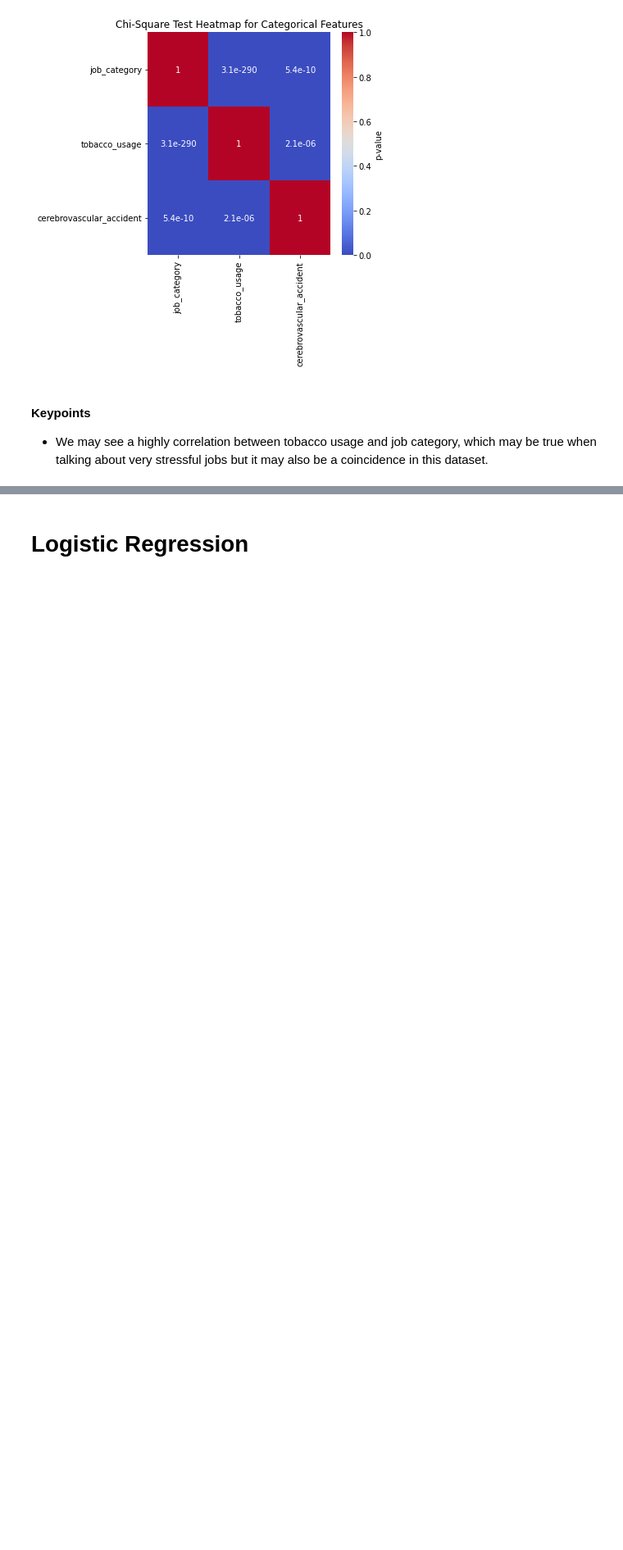
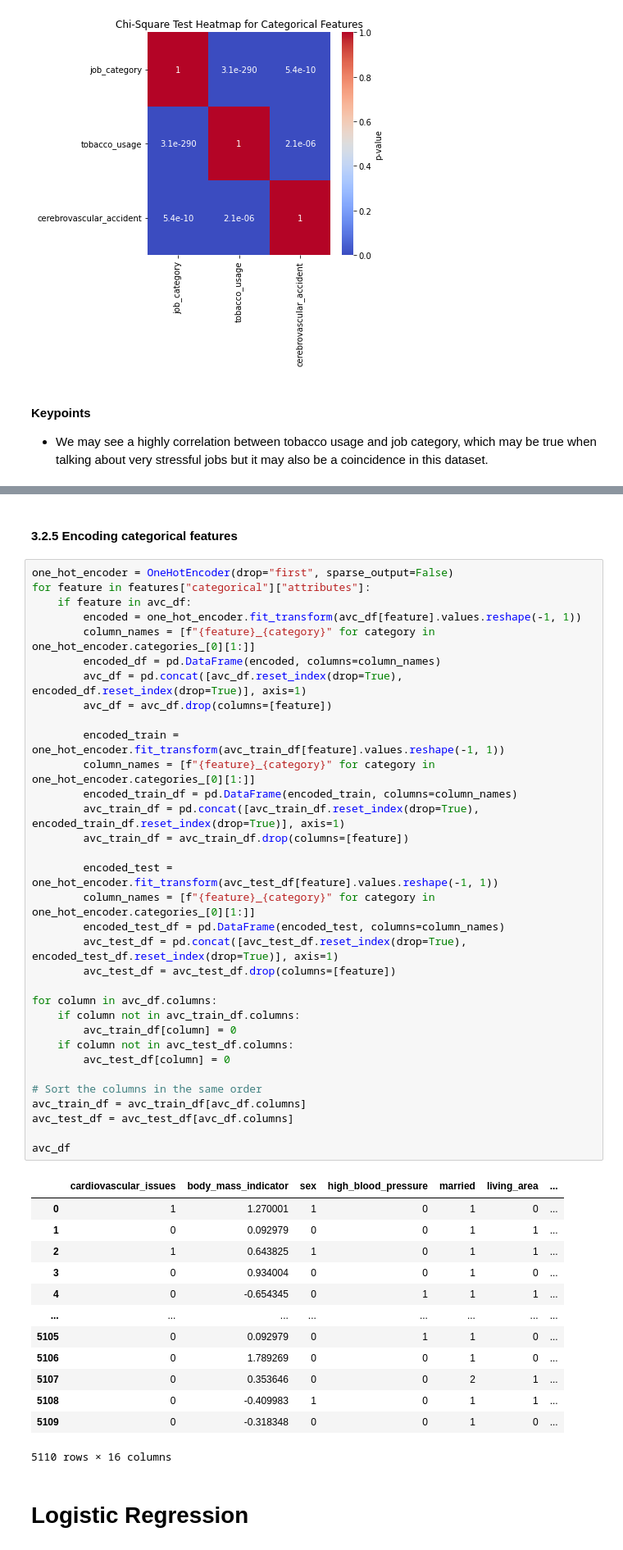
Before and after one commit to avramstefan/DS-Salary-AVC, a Jupyter notebook: main.ipynb, the cells around one changed output, grey strips where cells are left out. Shown at 82% size. Cells and saved outputs as stored; diff of their text form; blank space fills up the shorter version.

```diff
--- a/main.ipynb
+++ b/main.ipynb
@@ -783,3 +846,52 @@ plt.show()
+# %% [markdown]
+#### 3.2.5 Encoding categorical features
+# %%
+one_hot_encoder = OneHotEncoder(drop="first", sparse_output=False)
+for feature in features["categorical"]["attributes"]:
+    if feature in avc_df:
+        encoded = one_hot_encoder.fit_transform(avc_df[feature].values.reshape(-1, 1))
+        column_names = [f"{feature}_{category}" for category in one_hot_encoder.categories_[0][1:]]
+        encoded_df = pd.DataFrame(encoded, columns=column_names)
+        avc_df = pd.concat([avc_df.reset_index(drop=True), encoded_df.reset_index(drop=True)], axis=1)
+        avc_df = avc_df.drop(columns=[feature])
+
+        encoded_train = one_hot_encoder.fit_transform(avc_train_df[feature].values.reshape(-1, 1))
+        column_names = [f"{feature}_{category}" for category in one_hot_encoder.categories_[0][1:]]
+        encoded_train_df = pd.DataFrame(encoded_train, columns=column_names)
+        avc_train_df = pd.concat([avc_train_df.reset_index(drop=True), encoded_train_df.reset_index(drop=True)], axis=1)
+        avc_train_df = avc_train_df.drop(columns=[feature])
+
+        encoded_test = one_hot_encoder.fit_transform(avc_test_df[feature].values.reshape(-1, 1))
+        column_names = [f"{feature}_{category}" for category in one_hot_encoder.categories_[0][1:]]
+        encoded_test_df = pd.DataFrame(encoded_test, columns=column_names)
+        avc_test_df = pd.concat([avc_test_df.reset_index(drop=True), encoded_test_df.reset_index(drop=True)], axis=1)
+        avc_test_df = avc_test_df.drop(columns=[feature])
+
+for column in avc_df.columns:
+    if column not in avc_train_df.columns:
+        avc_train_df[column] = 0
+    if column not in avc_test_df.columns:
+        avc_test_df[column] = 0
+
+# Sort the columns in the same order
+avc_train_df = avc_train_df[avc_df.columns]
+avc_test_df = avc_test_df[avc_df.columns]
+
+avc_df
+# %% [output]
+|  | cardiovascular_issues | body_mass_indicator | sex | high_blood_pressure | married | living_area | ... |
+| 0 | 1 | 1.270001 | 1 | 0 | 1 | 0 | ... |
+| 1 | 0 | 0.092979 | 0 | 0 | 1 | 1 | ... |
+| 2 | 1 | 0.643825 | 1 | 0 | 1 | 1 | ... |
+| 3 | 0 | 0.934004 | 0 | 0 | 1 | 0 | ... |
+| 4 | 0 | -0.654345 | 0 | 1 | 1 | 1 | ... |
+| ... | ... | ... | ... | ... | ... | ... | ... |
+| 5105 | 0 | 0.092979 | 0 | 1 | 1 | 0 | ... |
+| 5106 | 0 | 1.789269 | 0 | 0 | 1 | 0 | ... |
+| 5107 | 0 | 0.353646 | 0 | 0 | 2 | 1 | ... |
+| 5108 | 0 | -0.409983 | 1 | 0 | 1 | 1 | ... |
+| 5109 | 0 | -0.318348 | 0 | 0 | 1 | 0 | ... |
+5110 rows × 16 columns
 # %% [markdown]
 # Logistic Regression
 # %%
```
Also changed, not shown: parts of 18 cells of this notebook.
